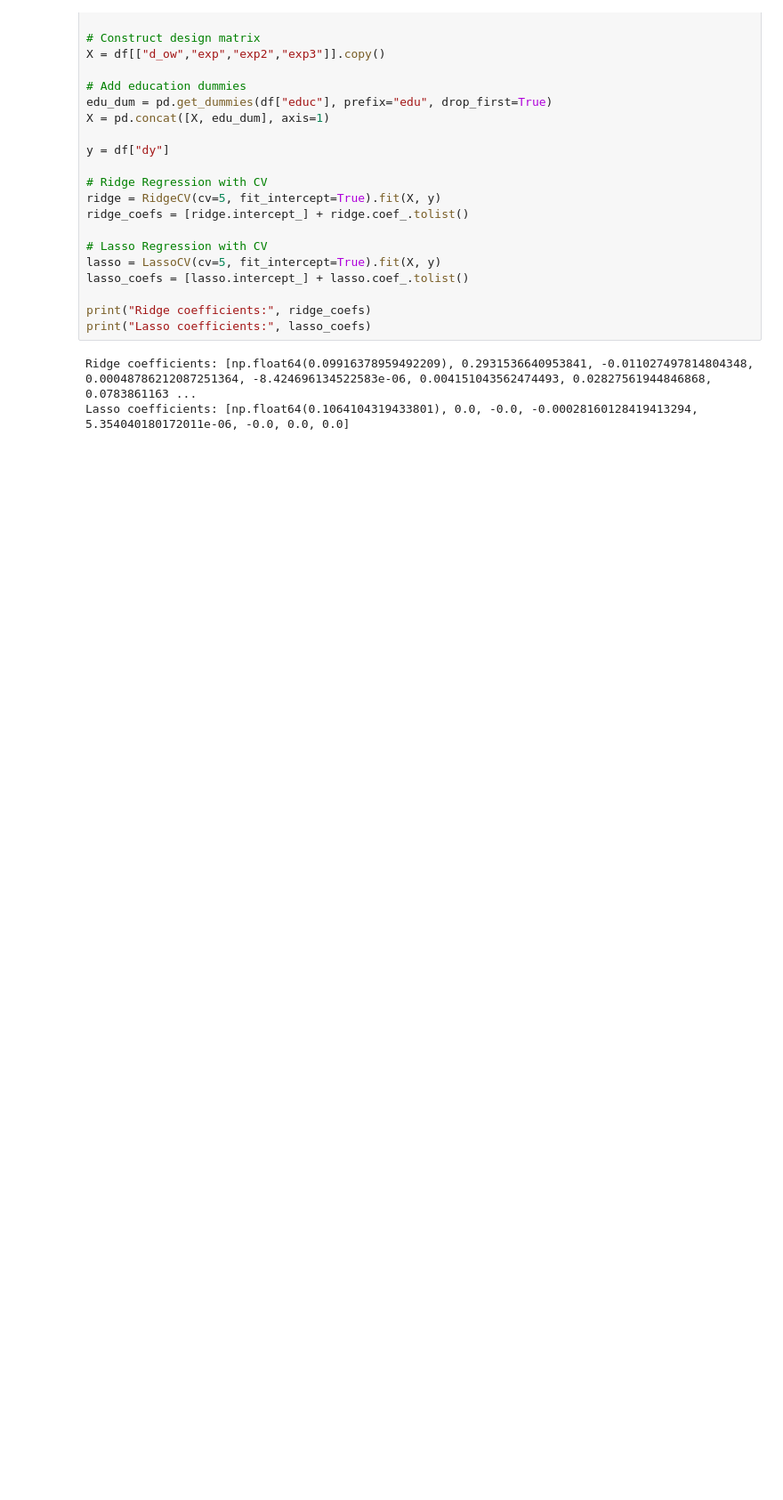
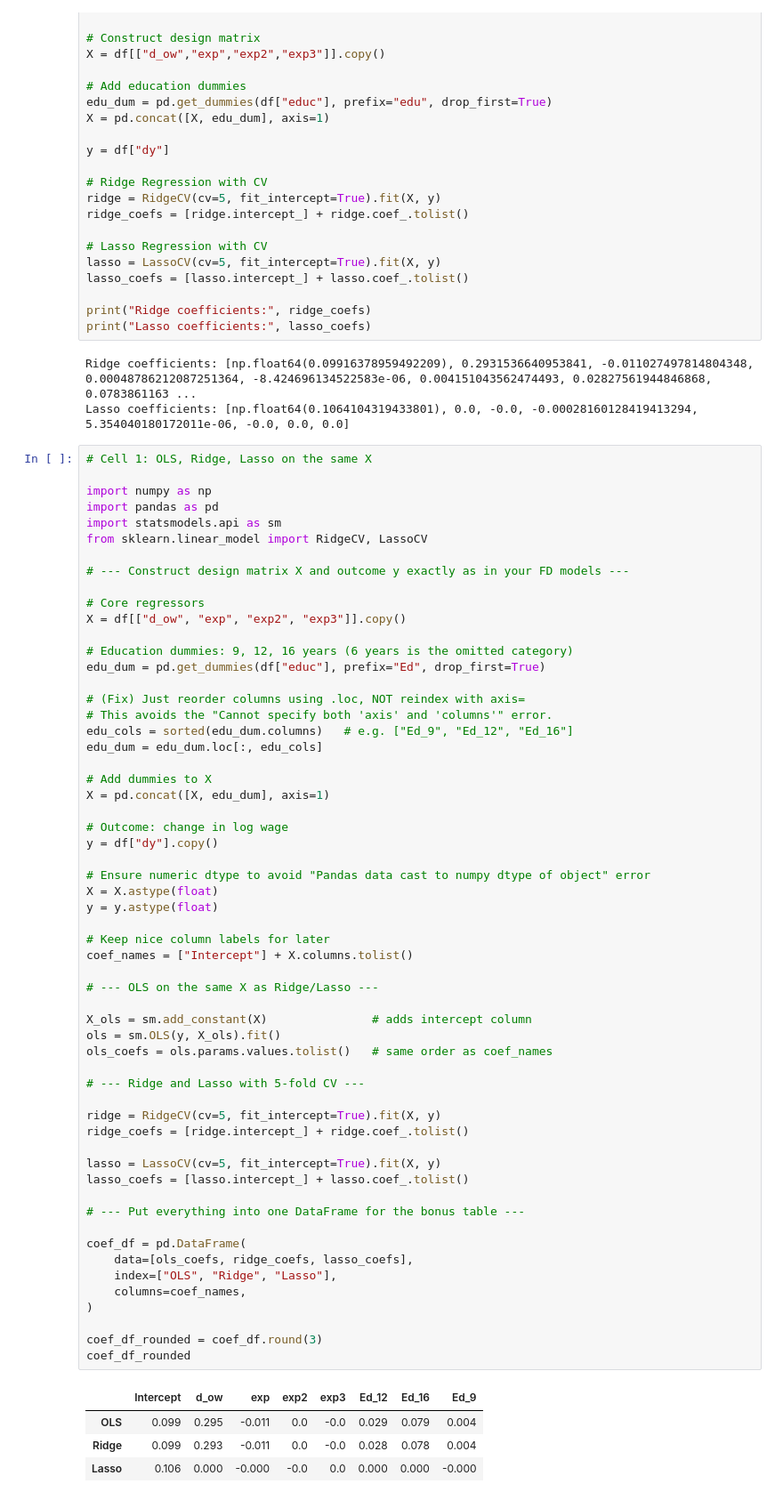
Before and after one commit to adelatorre2/econ695_group5_final, a Jupyter notebook: code/project_code.ipynb, the cells around one changed output. Shown at 89% size. Drawn from its saved outputs; the diff is of its cells as text; blank space fills up the shorter version.

```diff
--- a/code/project_code.ipynb
+++ b/code/project_code.ipynb
@@ -721,3 +721,66 @@ print("Lasso coefficients:", lasso_coefs)
 # %% [output]
 Ridge coefficients: [np.float64(0.09916378959492209), 0.2931536640953841, -0.011027497814804348, 0.00048786212087251364, -8.424696134522583e-06, 0.004151043562474493, 0.02827561944846868, 0.0783861163 ...
 Lasso coefficients: [np.float64(0.1064104319433801), 0.0, -0.0, -0.00028160128419413294, 5.354040180172011e-06, -0.0, 0.0, 0.0]
+# %%
+# Cell 1: OLS, Ridge, Lasso on the same X
+
+import numpy as np
+import pandas as pd
+import statsmodels.api as sm
+from sklearn.linear_model import RidgeCV, LassoCV
+
+# --- Construct design matrix X and outcome y exactly as in your FD models ---
+
+# Core regressors
+X = df[["d_ow", "exp", "exp2", "exp3"]].copy()
+
+# Education dummies: 9, 12, 16 years (6 years is the omitted category)
+edu_dum = pd.get_dummies(df["educ"], prefix="Ed", drop_first=True)
+
+# (Fix) Just reorder columns using .loc, NOT reindex with axis=
+# This avoids the "Cannot specify both 'axis' and 'columns'" error.
+edu_cols = sorted(edu_dum.columns)   # e.g. ["Ed_9", "Ed_12", "Ed_16"]
+edu_dum = edu_dum.loc[:, edu_cols]
+
+# Add dummies to X
+X = pd.concat([X, edu_dum], axis=1)
+
+# Outcome: change in log wage
+y = df["dy"].copy()
+
+# Ensure numeric dtype to avoid "Pandas data cast to numpy dtype of object" error
+X = X.astype(float)
+y = y.astype(float)
+
+# Keep nice column labels for later
+coef_names = ["Intercept"] + X.columns.tolist()
+
+# --- OLS on the same X as Ridge/Lasso ---
+
+X_ols = sm.add_constant(X)               # adds intercept column
+ols = sm.OLS(y, X_ols).fit()
+ols_coefs = ols.params.values.tolist()   # same order as coef_names
+
+# --- Ridge and Lasso with 5-fold CV ---
+
+ridge = RidgeCV(cv=5, fit_intercept=True).fit(X, y)
+ridge_coefs = [ridge.intercept_] + ridge.coef_.tolist()
+
+lasso = LassoCV(cv=5, fit_intercept=True).fit(X, y)
+lasso_coefs = [lasso.intercept_] + lasso.coef_.tolist()
+
+# --- Put everything into one DataFrame for the bonus table ---
+
+coef_df = pd.DataFrame(
+    data=[ols_coefs, ridge_coefs, lasso_coefs],
+    index=["OLS", "Ridge", "Lasso"],
+    columns=coef_names,
+)
+
+coef_df_rounded = coef_df.round(3)
+coef_df_rounded
+# %% [output]
+|  | Intercept | d_ow | exp | exp2 | exp3 | Ed_12 | Ed_16 | Ed_9 |
+| OLS | 0.099 | 0.295 | -0.011 | 0.0 | -0.0 | 0.029 | 0.079 | 0.004 |
+| Ridge | 0.099 | 0.293 | -0.011 | 0.0 | -0.0 | 0.028 | 0.078 | 0.004 |
+| Lasso | 0.106 | 0.000 | -0.000 | -0.0 | 0.0 | 0.000 | 0.000 | -0.000 |
```
Also changed, not shown: parts of 3 cells of this notebook, 6 other files.
